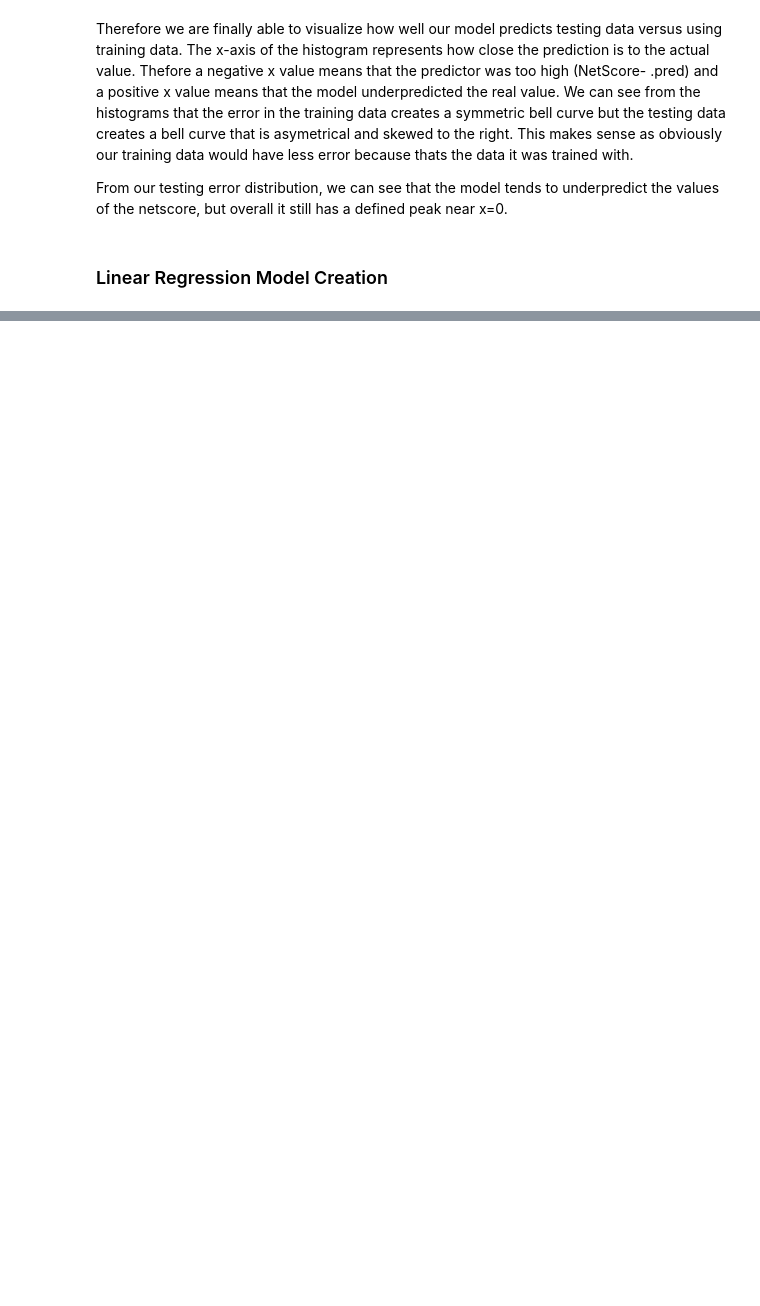
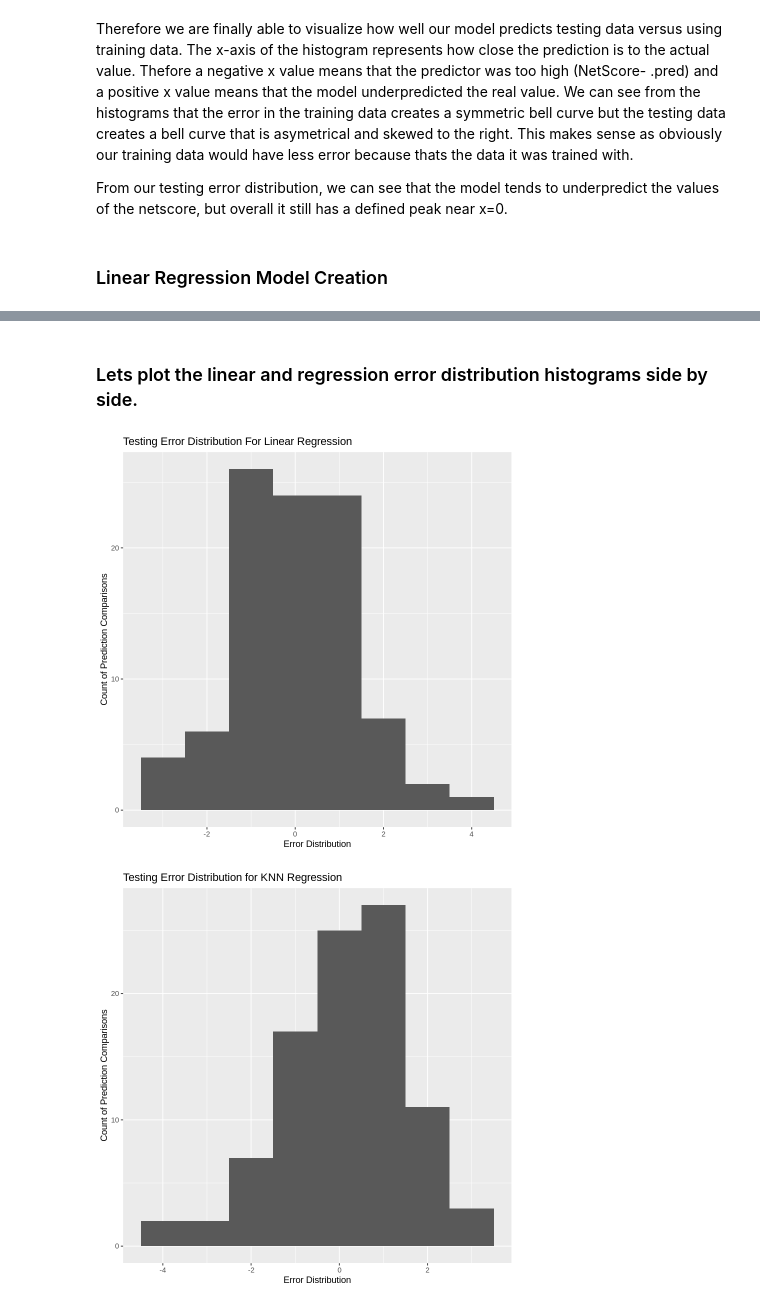
Before and after one commit to armanmoztar/DSCI100-group-project-report, a Jupyter notebook: Group_Project.ipynb, the cells around one changed output, grey strips where cells are left out. Saved outputs shown, nothing was run; the diff lists cells and outputs as text; code cells hidden in the pictures; blank space fills up the shorter version.

```diff
--- a/Group_Project.ipynb
+++ b/Group_Project.ipynb
@@ -431,0 +499,8 @@ From our testing error distribution, we can see that the model tends to underpre
+# %% [markdown]
+### Lets plot the linear and regression error distribution histograms side by side.
+# %%
+error_dist_test_lm
+error_dist_test
+# %% [output]
+[figure, added]
+[figure, added]
```
Also changed, not shown: parts of 6 cells of this notebook.
